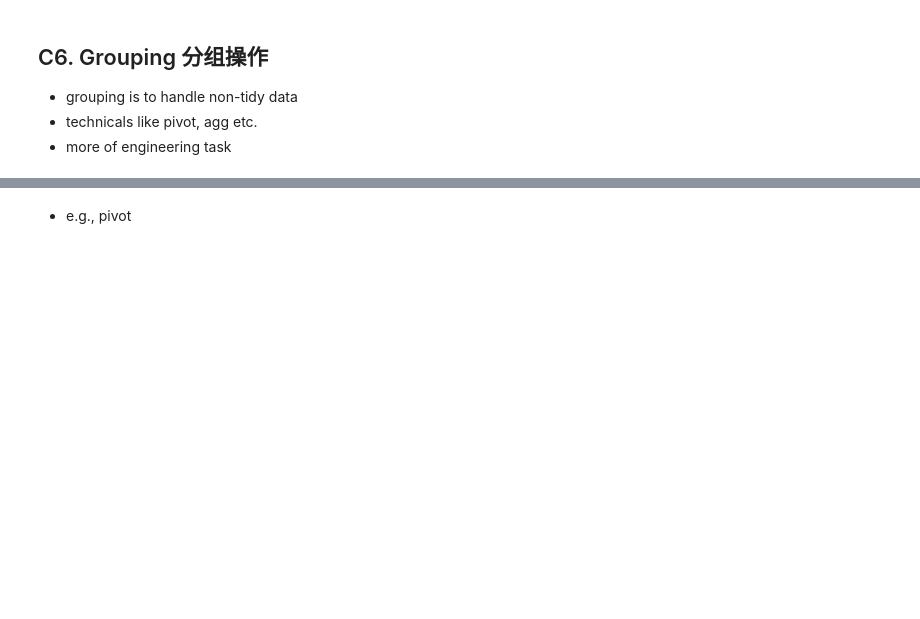
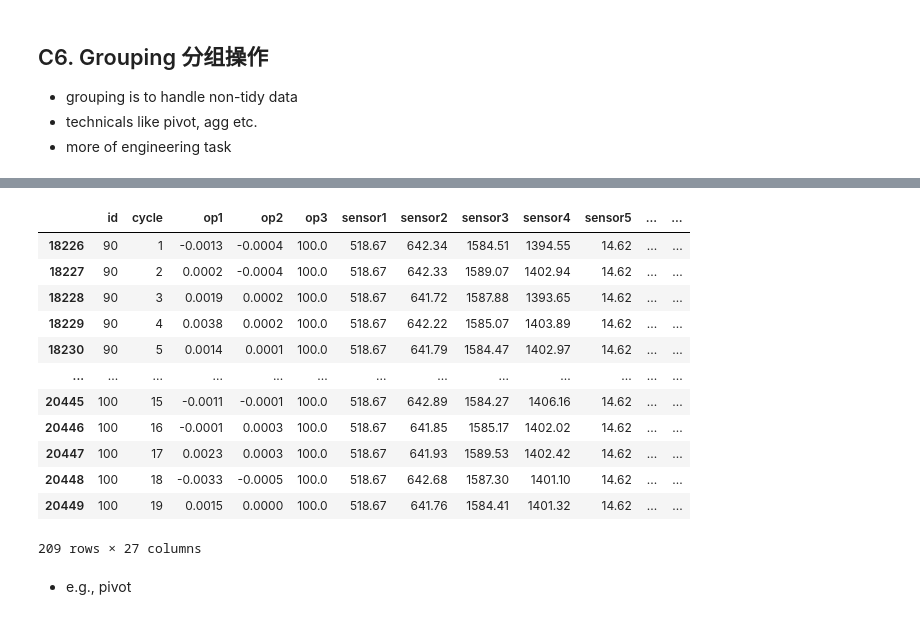
Before and after one commit to stemproaca/pdm, a Jupyter notebook: Classes/menu_C_a_FE.ipynb, the cells around one changed output, grey strips where cells are left out. Drawn from its saved outputs; the diff is of its cells as text; code cells hidden in the pictures; blank space fills up the shorter version.

```diff
--- a/Classes/menu_C_a_FE.ipynb
+++ b/Classes/menu_C_a_FE.ipynb
@@ -821,9 +860,22 @@ tmp_fd.head(1)
 # %%
 tmp = DF_TRAIN.copy()
-tmp.head(2)
+
 str_qry = "(Flag=='FD001') & (id>=90) & (id<130) & (cycle<20)"
 tmp = tmp[tmp.eval(str_qry)]
-tmp
+# %% [output]
+|  | id | cycle | op1 | op2 | op3 | sensor1 | sensor2 | sensor3 | sensor4 | sensor5 | ... | ... |
+| 18226 | 90 | 1 | -0.0013 | -0.0004 | 100.0 | 518.67 | 642.34 | 1584.51 | 1394.55 | 14.62 | ... | ... |
+| 18227 | 90 | 2 | 0.0002 | -0.0004 | 100.0 | 518.67 | 642.33 | 1589.07 | 1402.94 | 14.62 | ... | ... |
+| 18228 | 90 | 3 | 0.0019 | 0.0002 | 100.0 | 518.67 | 641.72 | 1587.88 | 1393.65 | 14.62 | ... | ... |
+| 18229 | 90 | 4 | 0.0038 | 0.0002 | 100.0 | 518.67 | 642.22 | 1585.07 | 1403.89 | 14.62 | ... | ... |
+| 18230 | 90 | 5 | 0.0014 | 0.0001 | 100.0 | 518.67 | 641.79 | 1584.47 | 1402.97 | 14.62 | ... | ... |
+| ... | ... | ... | ... | ... | ... | ... | ... | ... | ... | ... | ... | ... |
+| 20445 | 100 | 15 | -0.0011 | -0.0001 | 100.0 | 518.67 | 642.89 | 1584.27 | 1406.16 | 14.62 | ... | ... |
+| 20446 | 100 | 16 | -0.0001 | 0.0003 | 100.0 | 518.67 | 641.85 | 1585.17 | 1402.02 | 14.62 | ... | ... |
+| 20447 | 100 | 17 | 0.0023 | 0.0003 | 100.0 | 518.67 | 641.93 | 1589.53 | 1402.42 | 14.62 | ... | ... |
+| 20448 | 100 | 18 | -0.0033 | -0.0005 | 100.0 | 518.67 | 642.68 | 1587.30 | 1401.10 | 14.62 | ... | ... |
+| 20449 | 100 | 19 | 0.0015 | 0.0000 | 100.0 | 518.67 | 641.76 | 1584.41 | 1401.32 | 14.62 | ... | ... |
+209 rows × 27 columns
 # %% [markdown]
 * e.g., pivot
 # %%
```
Also changed, not shown: parts of 13 cells of this notebook, 10 other files.
